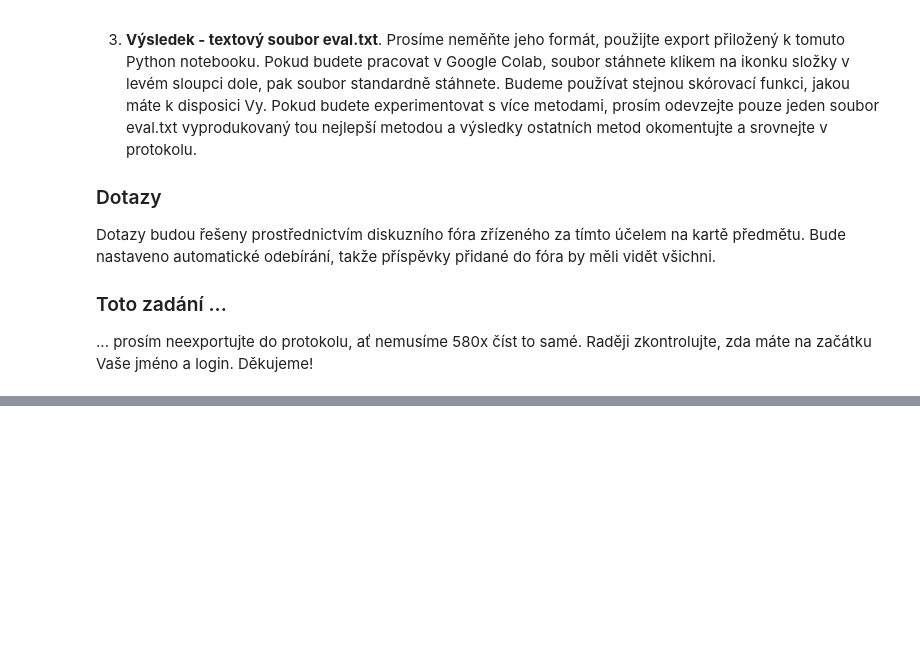
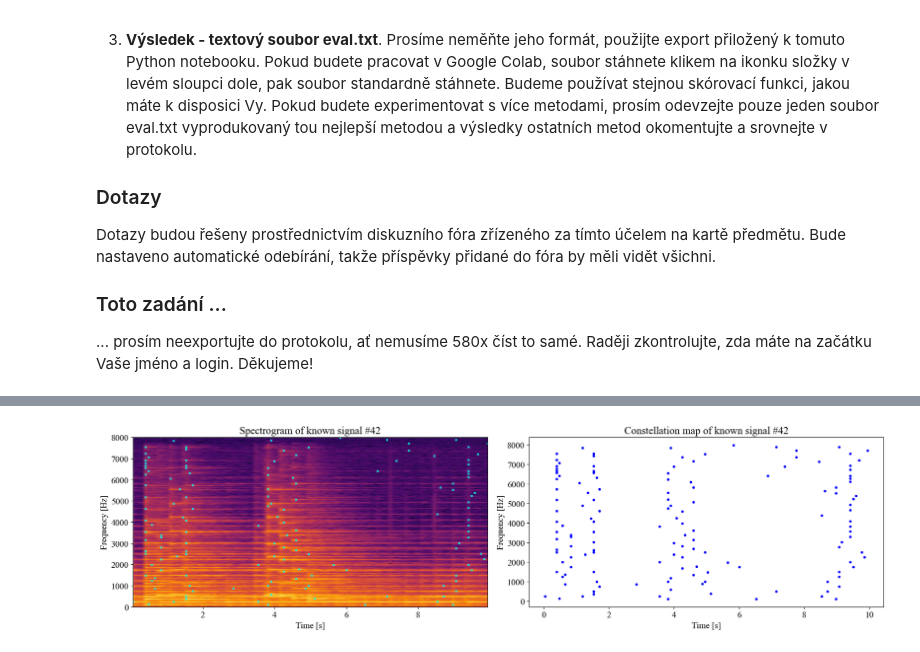
Before and after one commit to Katzoun/ISS-course, a Jupyter notebook: proj/ISS_Projekt_2025_MIR.ipynb, the cells around one changed output, grey strips where cells are left out. Cells and saved outputs as stored; diff of their text form; code cells hidden in the pictures; blank space fills up the shorter version.

```diff
--- a/proj/ISS_Projekt_2025_MIR.ipynb
+++ b/proj/ISS_Projekt_2025_MIR.ipynb
@@ -102,9 +131,0 @@ import matplotlib.pyplot as plt
-# %%
-# SETTINGS
-SAMPLE_RATE = 16000
-NFFT = 4096
-FRAME_DURATION = 0.1  # in seconds
-NEIGHBORHOOD_SIZE = (32, 32)  # size of the neighborhood to consider for max filtering
-
-NPERFRAME = int(SAMPLE_RATE * FRAME_DURATION)
-NOVERLAP = NPERFRAME // 8
@@ -260,0 +435,26 @@ def compute_similarity_matrix(N_valid, N_known):
+# %%
+# PICTURES FOR REPORT
+plt.rcParams['font.family'] = 'Times New Roman'
+plt.rcParams['font.size'] = 14  # optional: set font size
+song_index = 42  # index of the song to visualize
+fig, (ax1,ax2) = plt.subplots(1, 2, figsize=(18, 5))
+# First spectrogram
+f1, t1, Sxx1 = my_spectrogram(known_signals[song_index])
+
+peaks1_idx,  peaks1 = extract_peaks(f1, t1, Sxx1)
+mesh1 = plot_spectrogram(f1, t1, Sxx1, peaks1, ax=ax1)
+ax1.set_title(f'Spectrogram of known signal #{song_index}')
+# ax1.set_aspect('auto')
+# plt.colorbar(mesh1, ax=ax1, label='PSD [dB]')
+
+# second spectrogram
+ax2.scatter(peaks1[:,1], peaks1[:,0], c='blue', s=10, marker='o', linewidths=1)
+ax2.set_title(f'Constellation map of known signal #{song_index}')
+# ax2.set_aspect('auto')
+ax2.set_ylabel('Frequency [Hz]')
+ax2.set_xlabel('Time [s]')
+plt.savefig('spectrogram.pdf', format='pdf', bbox_inches='tight', dpi=300)
+
+plt.tight_layout()
+# %% [output]
+[figure, added]
```
Also changed, not shown: parts of 14 cells of this notebook, 11 other files.
